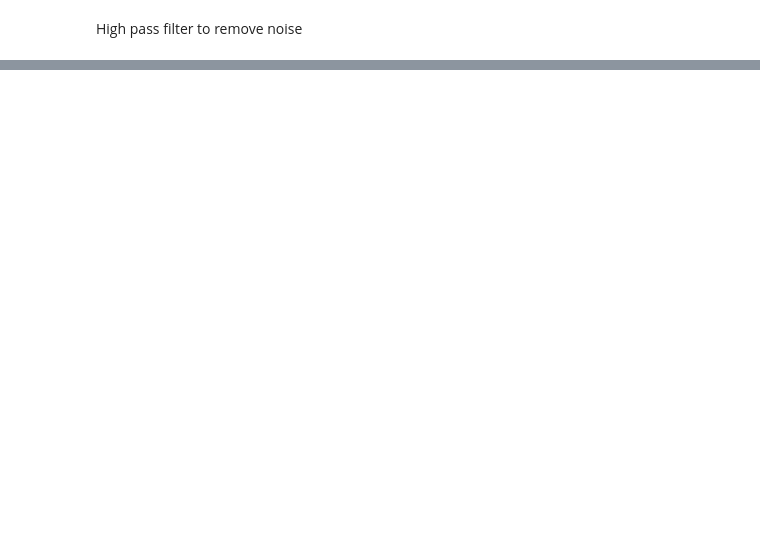
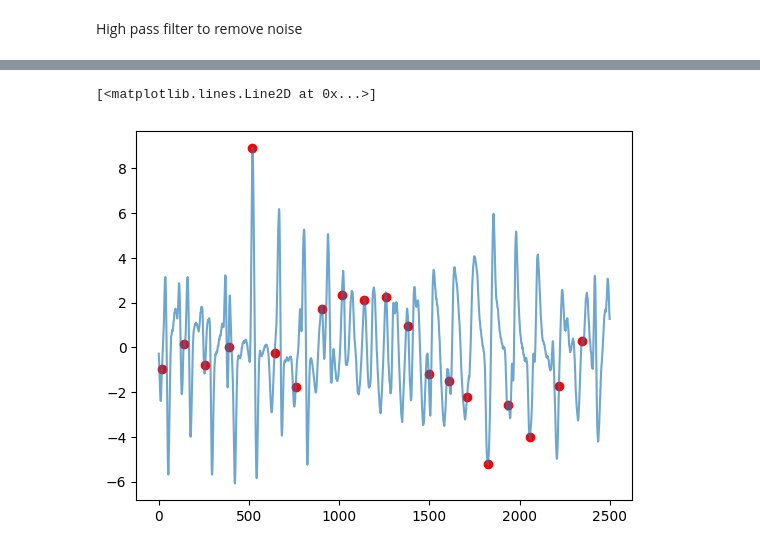
Before and after one commit to strojanski/biomed-signal-processing, a Jupyter notebook: qrs_detection/qrs.ipynb, the cells around one changed output, grey strips where cells are left out. Drawn from its saved outputs; the diff is of its cells as text; code cells hidden in the pictures; blank space fills up the shorter version.

```diff
--- a/qrs_detection/qrs.ipynb
+++ b/qrs_detection/qrs.ipynb
@@ -151,3 +175,15 @@ plot_detected_peaks(filtered_signal[:lim], refined_peaks_variation_test, fs, ann
+# %%
+start, stop = 15000, 17500
+
+# plt.plot(filtered_signal[start:stop], alpha=.65)
+# plt.scatter([i-start for i in ann.sample if i > start and i < stop], [orig_sig[i, 0]*10 for i in ann.sample if i > start and i < stop], c="r")
+plt.scatter([i-start for i in ann.sample if i > start and i < stop], [filtered_signal[i] for i in ann.sample if i > start and i < stop], c="r")
+
+# plt.plot(orig_sig[start:stop, 0]*10, alpha=.65)
+plt.plot(filtered_signal[start:stop], alpha=.65)
+# %% [output]
+[<matplotlib.lines.Line2D at 0x...>]
+[figure, added]
 # %%
 len(ann.sample), len(sig[ann.sample]), sig[ann.sample]
 # %% [output]
```
Also changed, not shown: parts of 12 cells of this notebook, 4 other files.
